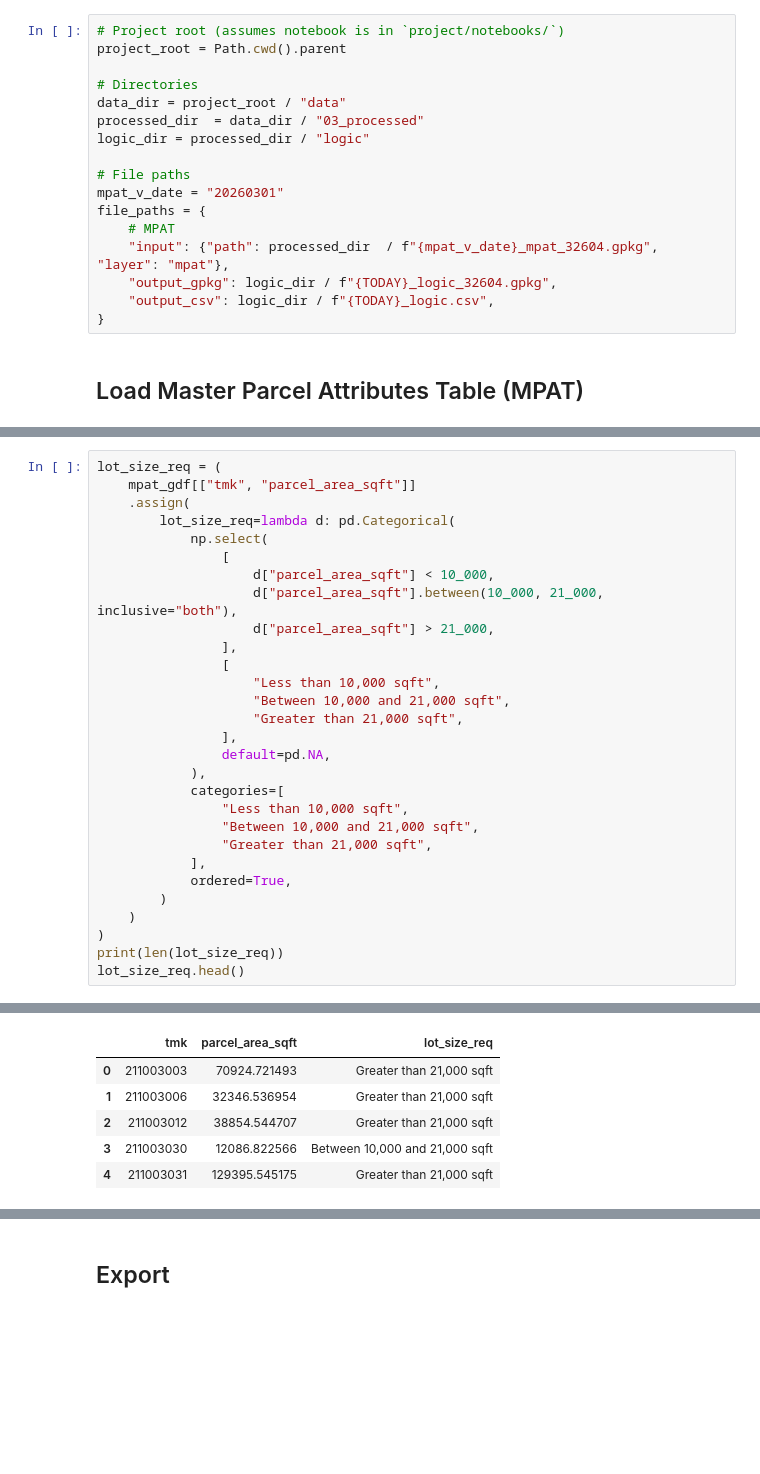
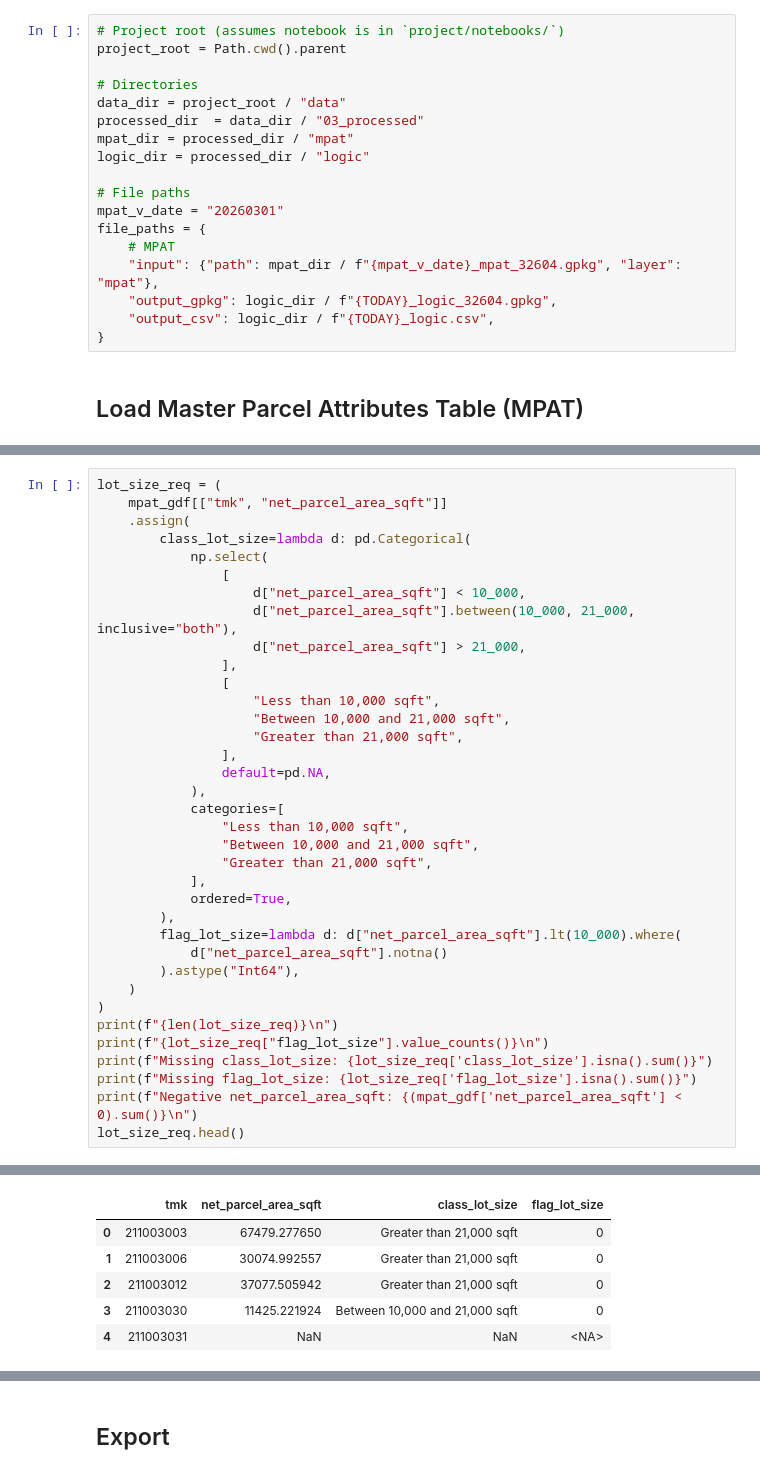
Before and after one commit to cshuler/HiOSDS-TechSuitabilityAnalysis, a Jupyter notebook: notebooks/03_build_logic_model.ipynb, the cells around one changed output, grey strips where cells are left out. Drawn from its saved outputs; the diff is of its cells as text; blank space fills up the shorter version.

```diff
--- a/notebooks/03_build_logic_model.ipynb
+++ b/notebooks/03_build_logic_model.ipynb
@@ -27,13 +27,14 @@ project_root = Path.cwd().parent
 # Directories
 data_dir = project_root / "data"
 processed_dir  = data_dir / "03_processed"
+mpat_dir = processed_dir / "mpat"
 logic_dir = processed_dir / "logic"
 
 # File paths
 mpat_v_date = "20260301"
 file_paths = {
     # MPAT
-    "input": {"path": processed_dir  / f"{mpat_v_date}_mpat_32604.gpkg", "layer": "mpat"},
+    "input": {"path": mpat_dir / f"{mpat_v_date}_mpat_32604.gpkg", "layer": "mpat"},
     "output_gpkg": logic_dir / f"{TODAY}_logic_32604.gpkg",
     "output_csv": logic_dir / f"{TODAY}_logic.csv",
 }
@@ -57,13 +111,13 @@ mpat_gdf.head()
 # %%
 lot_size_req = (
-    mpat_gdf[["tmk", "parcel_area_sqft"]]
+    mpat_gdf[["tmk", "net_parcel_area_sqft"]]
     .assign(
-        lot_size_req=lambda d: pd.Categorical(
+        class_lot_size=lambda d: pd.Categorical(
             np.select(
                 [
-                    d["parcel_area_sqft"] < 10_000,
-                    d["parcel_area_sqft"].between(10_000, 21_000, inclusive="both"),
-                    d["parcel_area_sqft"] > 21_000,
+                    d["net_parcel_area_sqft"] < 10_000,
+                    d["net_parcel_area_sqft"].between(10_000, 21_000, inclusive="both"),
+                    d["net_parcel_area_sqft"] > 21_000,
                 ],
                 [
                     "Less than 10,000 sqft",
@@ -78,10 +132,17 @@ lot_size_req = (
                 "Greater than 21,000 sqft",
             ],
             ordered=True,
-        )
+        ),
+        flag_lot_size=lambda d: d["net_parcel_area_sqft"].lt(10_000).where(
+            d["net_parcel_area_sqft"].notna()
+        ).astype("Int64"),
     )
 )
-print(len(lot_size_req))
+print(f"{len(lot_size_req)}\n")
+print(f"{lot_size_req["flag_lot_size"].value_counts()}\n")
+print(f"Missing class_lot_size: {lot_size_req['class_lot_size'].isna().sum()}")
+print(f"Missing flag_lot_size: {lot_size_req['flag_lot_size'].isna().sum()}")
+print(f"Negative net_parcel_area_sqft: {(mpat_gdf['net_parcel_area_sqft'] < 0).sum()}\n")
 lot_size_req.head()
 # %% [output]
 7505
@@ -88,6 +158,6 @@ lot_size_req.head()
-|  | tmk | parcel_area_sqft | lot_size_req |
-| 0 | 211003003 | 70924.721493 | Greater than 21,000 sqft |
-| 1 | 211003006 | 32346.536954 | Greater than 21,000 sqft |
-| 2 | 211003012 | 38854.544707 | Greater than 21,000 sqft |
-| 3 | 211003030 | 12086.822566 | Between 10,000 and 21,000 sqft |
-| 4 | 211003031 | 129395.545175 | Greater than 21,000 sqft |
+|  | tmk | net_parcel_area_sqft | class_lot_size | flag_lot_size |
+| 0 | 211003003 | 67479.277650 | Greater than 21,000 sqft | 0 |
+| 1 | 211003006 | 30074.992557 | Greater than 21,000 sqft | 0 |
+| 2 | 211003012 | 37077.505942 | Greater than 21,000 sqft | 0 |
+| 3 | 211003030 | 11425.221924 | Between 10,000 and 21,000 sqft | 0 |
+| 4 | 211003031 | NaN | NaN | <NA> |
```
Also changed, not shown: parts of 43 cells of this notebook, 6 other files.
